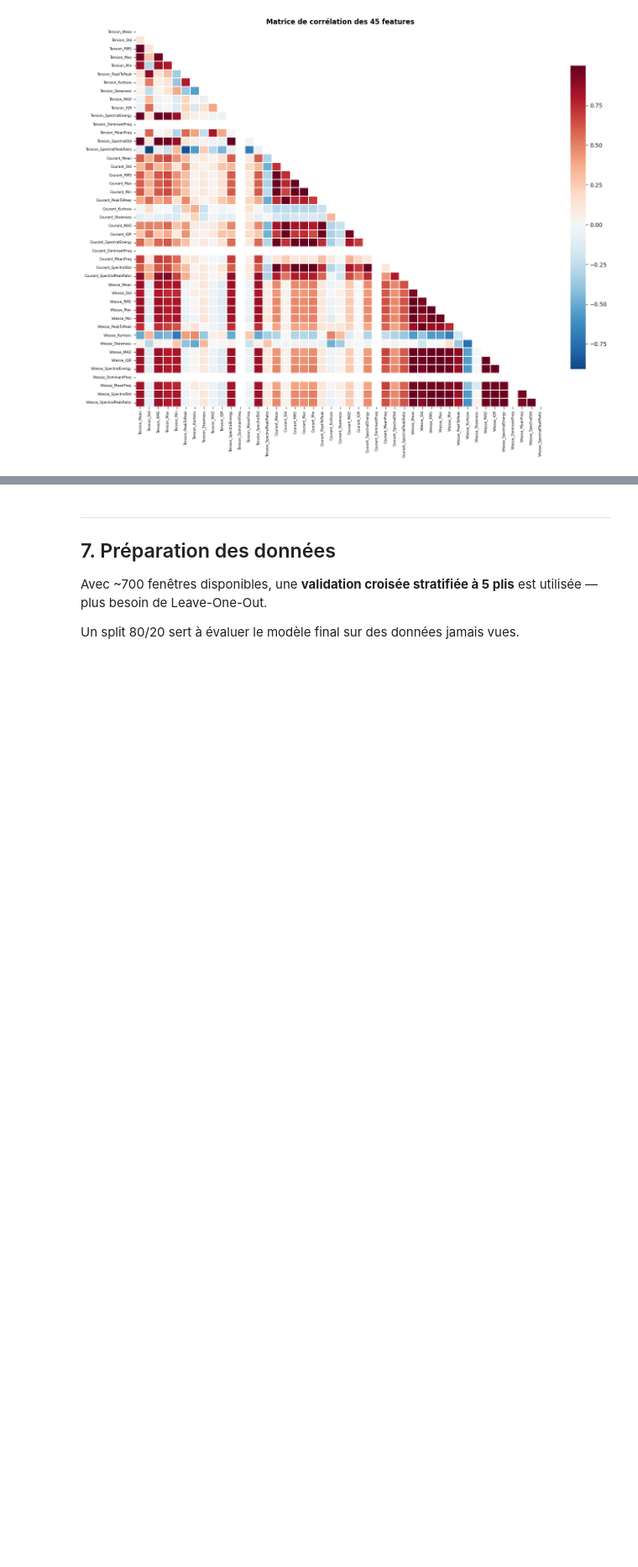
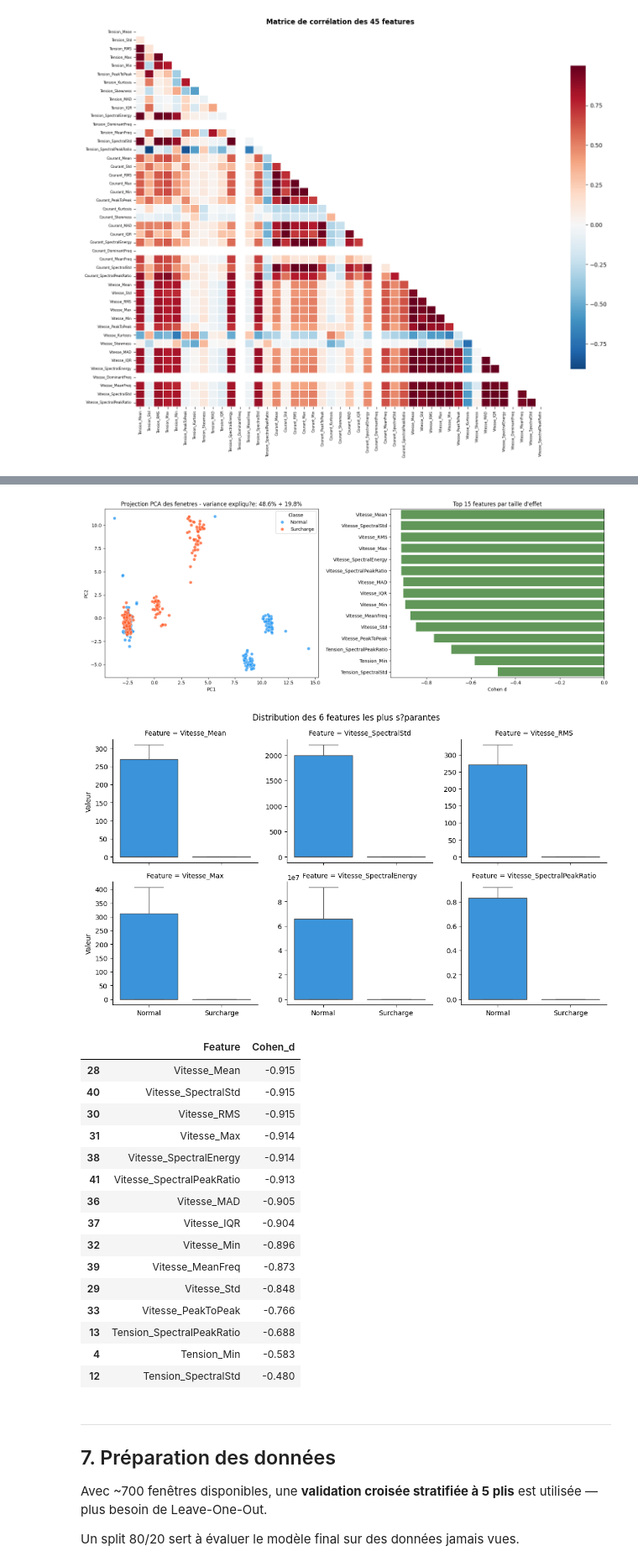
Before and after one commit to Jinzo03/MachineLearning_PFA, a Jupyter notebook: dataset jloud/DC_Motor_Real_Dataset_Notebook.ipynb, the cells around one changed output, grey strips where cells are left out. Shown at 84% size. Drawn from its saved outputs; the diff is of its cells as text; code cells hidden in the pictures; blank space fills up the shorter version.

```diff
--- a/dataset jloud/DC_Motor_Real_Dataset_Notebook.ipynb
+++ b/dataset jloud/DC_Motor_Real_Dataset_Notebook.ipynb
@@ -512,3 +613,82 @@ plt.show()
+# %%
+from sklearn.decomposition import PCA
+from sklearn.preprocessing import StandardScaler
+
+X_report_sc = StandardScaler().fit_transform(X)
+pca = PCA(n_components=2, random_state=42)
+X_pca = pca.fit_transform(X_report_sc)
+pca_df = pd.DataFrame({
+    "PC1": X_pca[:, 0],
+    "PC2": X_pca[:, 1],
+    "Classe": [CLASS_NAMES[i] if "CLASS_NAMES" in globals() else ("Normal" if i == 0 else "Surcharge") for i in y]
+})
+
+feat_df = pd.DataFrame(X, columns=feature_names)
+feat_df["Classe"] = np.where(y == 0, "Normal", "Surcharge")
+means = feat_df.groupby("Classe")[feature_names].mean()
+stds = feat_df.groupby("Classe")[feature_names].std()
+counts = feat_df.groupby("Classe").size()
+feature_d = (means.loc["Surcharge"] - means.loc["Normal"]) / np.sqrt(
+    ((counts["Surcharge"] - 1) * stds.loc["Surcharge"]**2 +
+     (counts["Normal"] - 1) * stds.loc["Normal"]**2) /
+    (counts["Surcharge"] + counts["Normal"] - 2)
+)
+feature_rank = (feature_d.rename("Cohen_d")
+                .replace([np.inf, -np.inf], np.nan)
+                .dropna()
+                .reset_index()
+                .rename(columns={"index": "Feature"}))
+feature_rank["Abs_d"] = feature_rank["Cohen_d"].abs()
+feature_rank = feature_rank.sort_values("Abs_d", ascending=False)
+top_features = feature_rank.head(10)["Feature"].tolist()
+
+fig, axes = plt.subplots(1, 2, figsize=(16, 6))
+sns.scatterplot(data=pca_df, x="PC1", y="PC2", hue="Classe", palette=COLORS, alpha=0.75, s=45, ax=axes[0])
+axes[0].set_title(
+    f"Projection PCA des fenetres - variance expliqu?e: "
+    f"{pca.explained_variance_ratio_[0]*100:.1f}% + {pca.explained_variance_ratio_[1]*100:.1f}%"
+)
+axes[0].legend(title="Classe")
+
+sns.barplot(data=feature_rank.head(15), y="Feature", x="Cohen_d", ax=axes[1], color="#59A14F")
+axes[1].axvline(0, color="black", linewidth=1)
+axes[1].set_title("Top 15 features par taille d'effet")
+axes[1].set_xlabel("Cohen d")
+axes[1].set_ylabel("")
+plt.tight_layout()
+plt.show()
+
+plot_df = feat_df[["Classe"] + top_features[:6]].melt(id_vars="Classe", var_name="Feature", value_name="Valeur")
+g = sns.catplot(
+    data=plot_df, x="Classe", y="Valeur", col="Feature", col_wrap=3,
+    kind="box", sharey=False, hue="Classe", palette=COLORS, legend=False,
+    height=3.2, aspect=1.15
+)
+g.fig.suptitle("Distribution des 6 features les plus s?parantes", y=1.03)
+for ax in g.axes.flat:
+    ax.set_xlabel("")
+plt.show()
+
+display(feature_rank.drop(columns="Abs_d").head(15).round(3))
+# %% [output]
+[figure, added]
+[figure, added]
+|  | Feature | Cohen_d |
+| 28 | Vitesse_Mean | -0.915 |
+| 40 | Vitesse_SpectralStd | -0.915 |
+| 30 | Vitesse_RMS | -0.915 |
+| 31 | Vitesse_Max | -0.914 |
+| 38 | Vitesse_SpectralEnergy | -0.914 |
+| 41 | Vitesse_SpectralPeakRatio | -0.913 |
+| 36 | Vitesse_MAD | -0.905 |
+| 37 | Vitesse_IQR | -0.904 |
+| 32 | Vitesse_Min | -0.896 |
+| 39 | Vitesse_MeanFreq | -0.873 |
+| 29 | Vitesse_Std | -0.848 |
+| 33 | Vitesse_PeakToPeak | -0.766 |
+| 13 | Tension_SpectralPeakRatio | -0.688 |
+| 4 | Tension_Min | -0.583 |
+| 12 | Tension_SpectralStd | -0.480 |
 # %% [markdown]
 ---
 ## 7. Préparation des données
```
Also changed, not shown: parts of 14 cells of this notebook, 2 other files.
